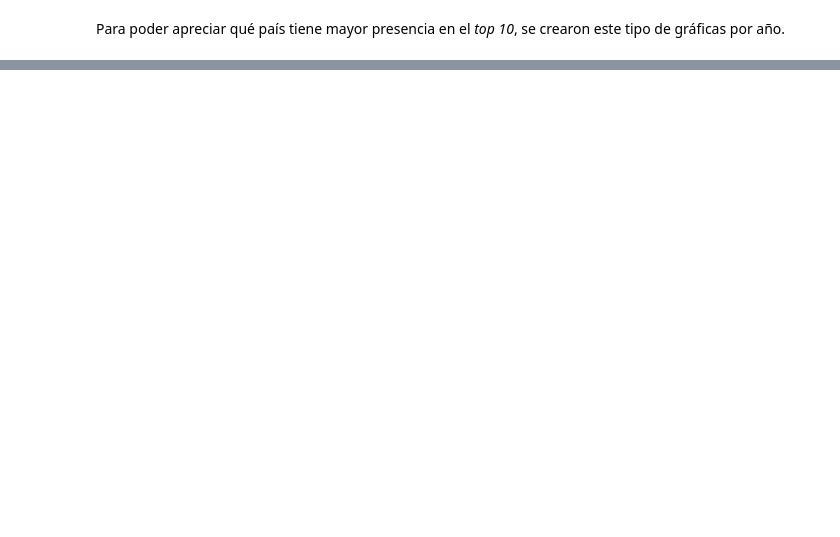
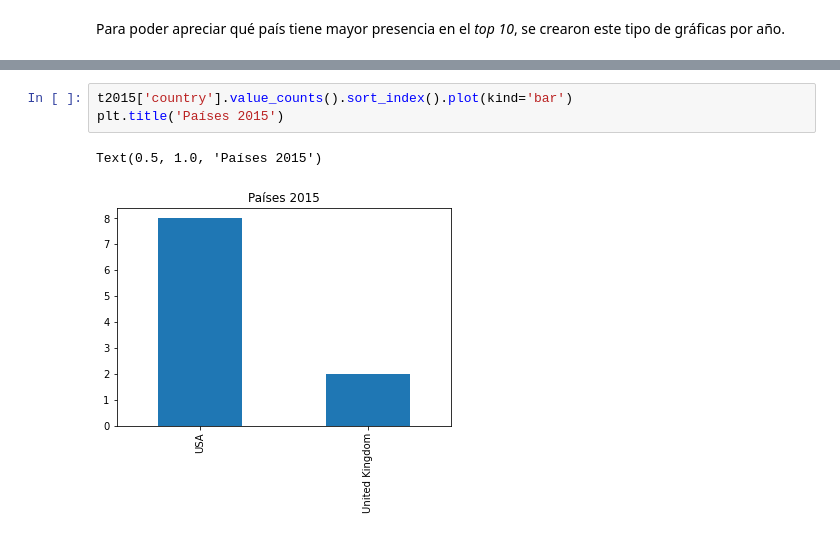
Before and after one commit to Zsaos/Laboratorio_A01706695, a Jupyter notebook: Análisis Visual.ipynb, the cells around one changed output, grey strips where cells are left out. Drawn from its saved outputs; the diff is of its cells as text; blank space fills up the shorter version.

```diff
--- a/Análisis Visual.ipynb
+++ b/Análisis Visual.ipynb
@@ -147,0 +166,6 @@ Para poder apreciar qué país tiene mayor presencia en el *top 10*, se crearon
+# %%
+t2015['country'].value_counts().sort_index().plot(kind='bar')
+plt.title('Países 2015')
+# %% [output]
+Text(0.5, 1.0, 'Países 2015')
+[figure, added]
```
Also changed, not shown: parts of 5 cells of this notebook.
